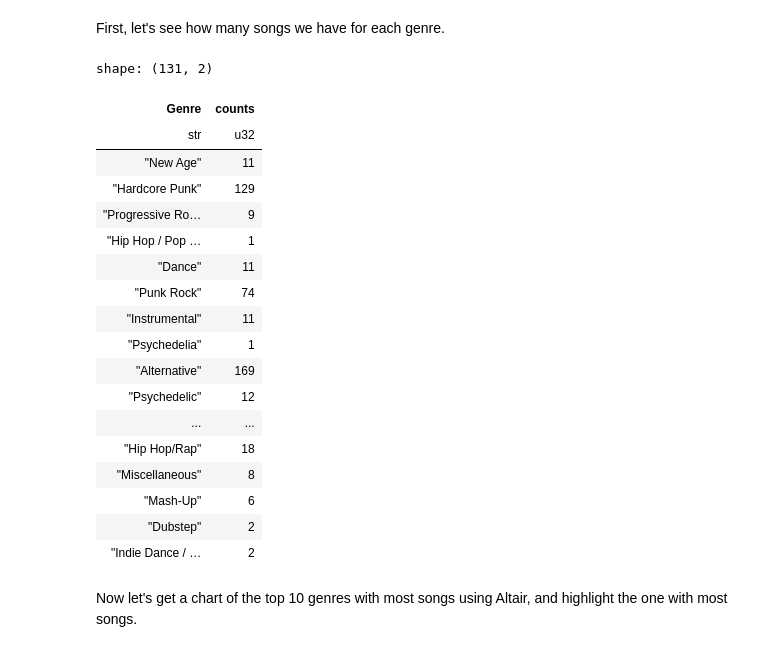
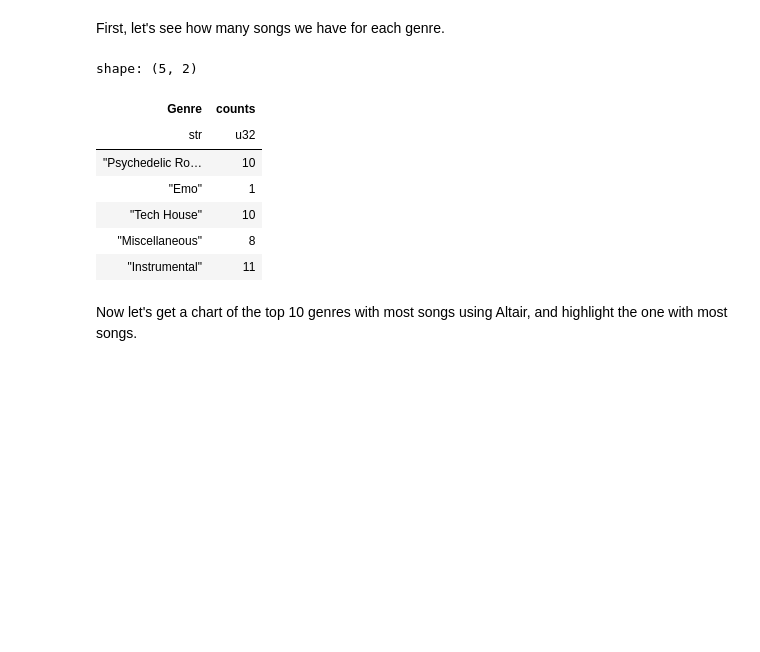
Before and after one commit to Underdoge/music-ds, a Jupyter notebook: Jupyter_Workbook.ipynb, the cells around one changed output. Drawn from its saved outputs; the diff is of its cells as text; code cells hidden in the pictures; blank space fills up the shorter version.

```diff
--- a/Jupyter_Workbook.ipynb
+++ b/Jupyter_Workbook.ipynb
@@ -271,28 +289,17 @@ First, let's see how many songs we have for each genre.
 # %%
 songs_by_genre = songs_df.select(
     pl.col('Genre')
 ).to_series().value_counts()
-songs_by_genre
+songs_by_genre.head()
 # %% [output]
-shape: (131, 2)
+shape: (5, 2)
 | Genre | counts |
 | str | u32 |
-| "New Age" | 11 |
-| "Hardcore Punk" | 129 |
-| "Progressive Ro… | 9 |
-| "Hip Hop / Pop … | 1 |
-| "Dance" | 11 |
-| "Punk Rock" | 74 |
+| "Psychedelic Ro… | 10 |
+| "Emo" | 1 |
+| "Tech House" | 10 |
+| "Miscellaneous" | 8 |
 | "Instrumental" | 11 |
-| "Psychedelia" | 1 |
-| "Alternative" | 169 |
-| "Psychedelic" | 12 |
-| ... | ... |
-| "Hip Hop/Rap" | 18 |
-| "Miscellaneous" | 8 |
-| "Mash-Up" | 6 |
-| "Dubstep" | 2 |
-| "Indie Dance / … | 2 |
 # %% [markdown]
 Now let's get a chart of the top 10 genres with most songs using Altair, and highlight the one with most songs.
 # %%
```
Also changed, not shown: parts of 24 cells of this notebook, 2 other files.
